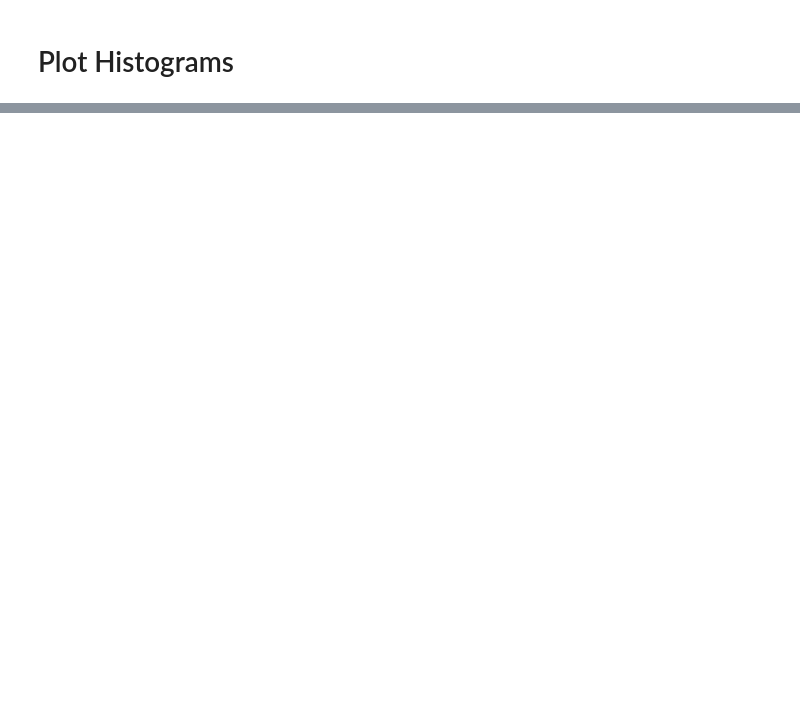
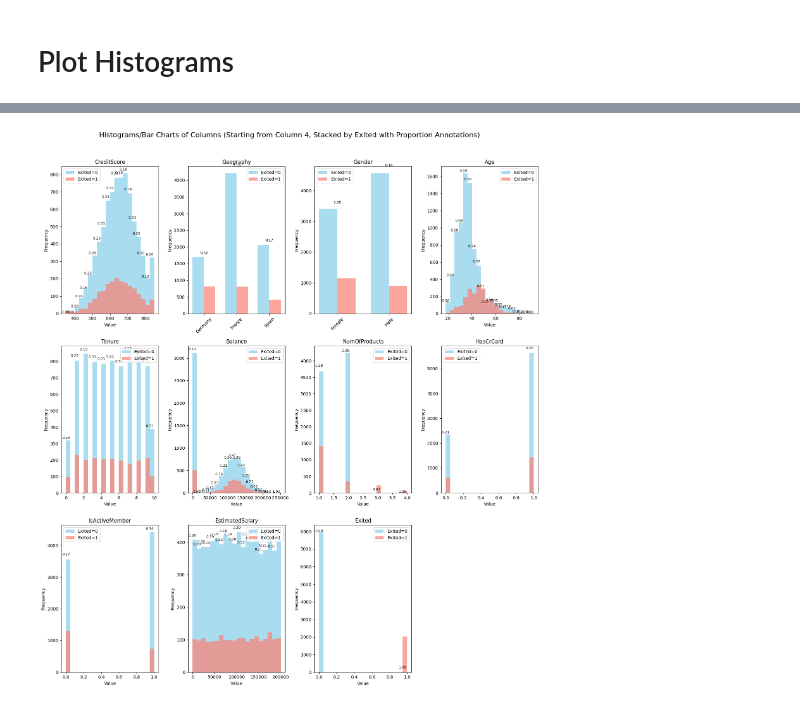
Before and after one commit to manor-s/DS-course-project-4, a Jupyter notebook: EDA/EDA.ipynb, the cells around one changed output, grey strips where cells are left out. Saved outputs shown, nothing was run; the diff lists cells and outputs as text; code cells hidden in the pictures; blank space fills up the shorter version.

```diff
--- a/EDA/EDA.ipynb
+++ b/EDA/EDA.ipynb
@@ -141,0 +206,81 @@ plt.show()
+# %%
+import matplotlib.pyplot as plt
+import numpy as np
+
+# Set number of columns and dynamic rows for subplots based on columns starting from the 4th column
+n_cols = 4  # Customize as needed (number of columns of subplots)
+n_rows = int(np.ceil((len(churn.columns) - 3) / n_cols))  # Adjust row calculation to include "exited" and start from 4th column
+
+# Adjust figure size to accommodate all subplots
+fig, ax = plt.subplots(n_rows, n_cols, figsize=(n_cols * 4, n_rows * 6))
+ax = ax.flatten()  # Flatten the axis array to easily iterate over
+
+# Loop through columns starting from the 4th column
+for i, col in enumerate(churn.columns[3:]):  # Start from the 4th column, including "exited"
+  if np.issubdtype(churn[col].dtype, np.number):  # Numeric columns
+    bins = 20
+    bin_edges = np.histogram_bin_edges(churn[col], bins=bins)
+
+    # Histograms for exited = 0 and exited = 1
+    counts_0, _ = np.histogram(churn[churn["Exited"] == 0][col], bins=bin_edges)
+    counts_1, _ = np.histogram(churn[churn["Exited"] == 1][col], bins=bin_edges)
+
+    # Plot histograms
+    ax[i].hist(bin_edges[:-1], bin_edges, weights=counts_0, color='skyblue', alpha=0.7, label='Exited=0')
+    ax[i].hist(bin_edges[:-1], bin_edges, weights=counts_1, color='salmon', alpha=0.7, label='Exited=1')
+
+    # Calculate and annotate proportions
+    total_counts = counts_0 + counts_1
+    proportions = np.divide(counts_1, total_counts, out=np.zeros_like(counts_1, dtype=float), where=total_counts != 0)
+
+    for j in range(len(bin_edges) - 1):
+      if total_counts[j] > 0:
+        ax[i].text(bin_edges[j], counts_0[j] + counts_1[j] * 0.1, f"{proportions[j]:.2f}",
+                   ha='center', color='black', fontsize=8)
+
+    ax[i].set_title(col)
+    ax[i].set_ylabel('Frequency')
+    ax[i].set_xlabel('Value')
+    ax[i].legend()
+
+  else:  # Non-numeric columns
+    # Get value counts for each 'exited' group
+    counts_0 = churn[churn["Exited"] == 0][col].value_counts()
+    counts_1 = churn[churn["Exited"] == 1][col].value_counts()
+
+    # Ensure all categories are included
+    categories = list(set(counts_0.index).union(set(counts_1.index)))
+    counts_0 = counts_0.reindex(categories, fill_value=0)
+    counts_1 = counts_1.reindex(categories, fill_value=0)
+
+    # Plot bars
+    x = np.arange(len(categories))
+    width = 0.35
+    ax[i].bar(x - width / 2, counts_0, width, label='Exited=0', color='skyblue', alpha=0.7)
+    ax[i].bar(x + width / 2, counts_1, width, label='Exited=1', color='salmon', alpha=0.7)
+
+    # Calculate and annotate proportions
+    total_counts = counts_0 + counts_1
+    proportions = np.divide(counts_1, total_counts, out=np.zeros_like(counts_1, dtype=float), where=total_counts != 0)
+
+    for j, category in enumerate(categories):
+      if total_counts[j] > 0:
+        ax[i].text(x[j], max(counts_0[j], counts_1[j]) * 1.05, f"{proportions[j]:.2f}",
+                   ha='center', color='black', fontsize=8)
+
+    ax[i].set_title(col)
+    ax[i].set_xticks(x)
+    ax[i].set_xticklabels(categories, rotation=45)
+    ax[i].set_ylabel('Frequency')
+    ax[i].legend()
+
+# Remove empty subplots if there are any
+for j in range(i + 1, len(ax)):
+  fig.delaxes(ax[j])
+
+# Add a super title for the entire figure
+plt.suptitle('Histograms/Bar Charts of Columns (Starting from Column 4, Stacked by Exited with Proportion Annotations)', fontsize=16)
+plt.tight_layout(rect=[0, 0, 1, 0.96])  # Adjust layout so the title fits
+plt.show()
+# %% [output]
+[figure, added]
```
Also changed, not shown: parts of 12 cells of this notebook.
